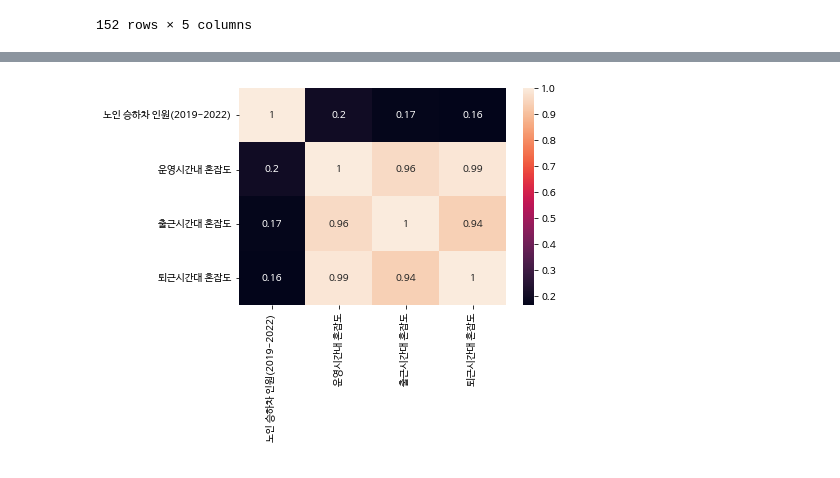
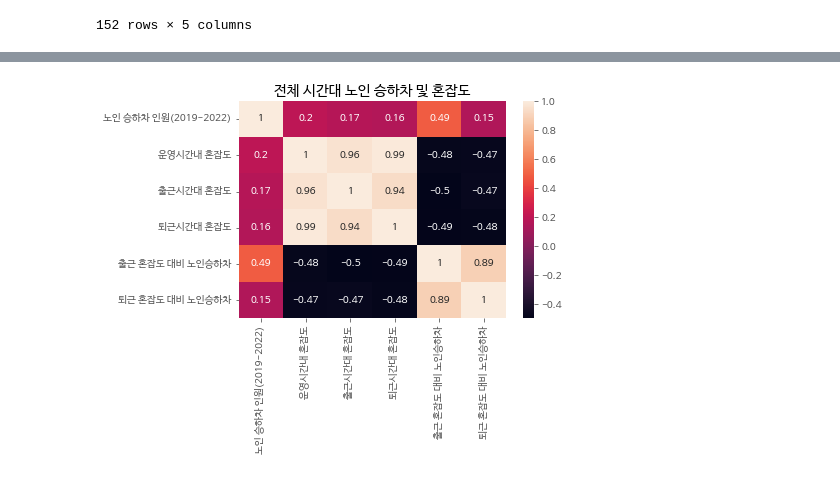
Before and after one commit to HyunJW/Subway_Analystic, a Jupyter notebook: 역사건축정보+노인승하차+혼잡도분석_(주제1,3).ipynb, the cells around one changed output, grey strips where cells are left out. Cells and saved outputs as stored; diff of their text form; code cells hidden in the pictures.

```diff
--- a/역사건축정보+노인승하차+혼잡도분석_(주제1,3).ipynb
+++ b/역사건축정보+노인승하차+혼잡도분석_(주제1,3).ipynb
@@ -815,0 +872,5 @@ corr_matrix2
+# %%
+#출근 혼잡도 대비 노인승하차, 퇴근 혼잡도 대비 노인승하차 구하기
+finalcrrhonjapdo=finalcrr
+finalcrrhonjapdo["출근 혼잡도 대비 노인승하차"]=(finalcrrhonjapdo["노인 승하차 인원(2019-2022)"]/finalcrrhonjapdo["출근시간대 혼잡도"]/1000).round(1)
+finalcrrhonjapdo["퇴근 혼잡도 대비 노인승하차"]=(finalcrrhonjapdo["노인 승하차 인원(2019-2022)"]/finalcrrhonjapdo["퇴근시간대 혼잡도"]/1000).round(1)
@@ -815,0 +892,7 @@ corr_matrix2
+# %%
+#출근시간대 혼잡한 상위 25% 역 시각화
+plt.style.use('ggplot')
+plt.title('출근시간대 혼잡도 상위 25% 역')
+plt.ylim([0, 100])
+plt.bar(x=chulbar["역명"], height=chulbar["출근시간대 혼잡도"])
+plt.xticks(rotation=90, fontsize=7.5)
@@ -815,0 +918,7 @@ corr_matrix2
+# %%
+#퇴근시간대 혼잡한 상위 25% 역 시각화
+plt.style.use('ggplot')
+plt.title('퇴근시간대 혼잡도 상위 25% 역')
+plt.ylim([0, 100])
+plt.bar(x=twebar["역명"], height=twebar["퇴근시간대 혼잡도"])
+plt.xticks(rotation=90, fontsize=7.5)
@@ -815,0 +944,4 @@ corr_matrix2
+# %%
+#노인승하차인원, 운영시간내혼잡도, 출근시간대혼잡도, 퇴근시간대혼잡도, 출근혼잡도대비 노인승차라, 퇴근혼잡도대비 노인승하차 상관관계
+corr_matrix2=finalcrrhonjapdo.corr()
+corr_matrix2
@@ -816,7 +956,9 @@ corr_matrix2
 # %%
+#노인승하차인원, 운영시간내혼잡도, 출근시간대혼잡도, 퇴근시간대혼잡도, 출근혼잡도대비 노인승차라, 퇴근혼잡도대비 노인승하차 상관관계 시각화 (전체시간대)
 import seaborn as sns
 import matplotlib.pyplot as plt
+plt.title('전체 시간대 노인 승하차 및 혼잡도')
 sns.heatmap(corr_matrix2, annot=True)
 plt.show()
 # %% [output]
-[figure, old version]
+[figure, new version]
```
Also changed, not shown: parts of 56 cells of this notebook.
